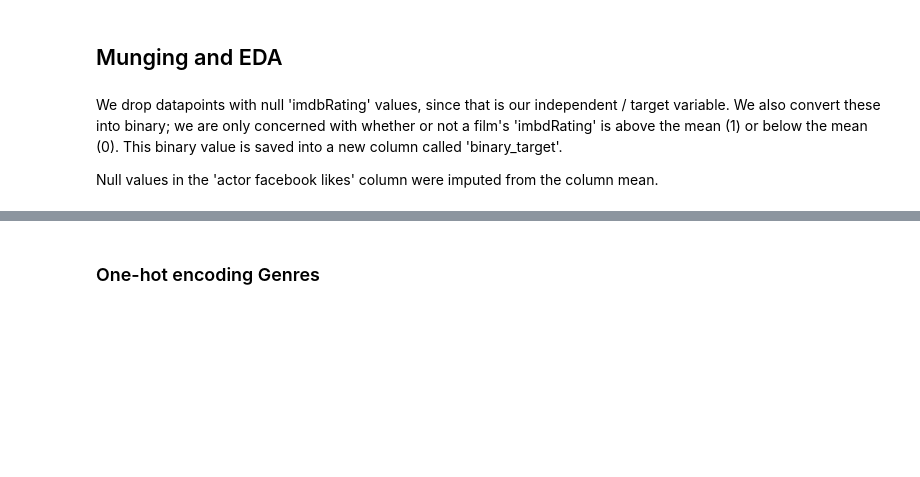
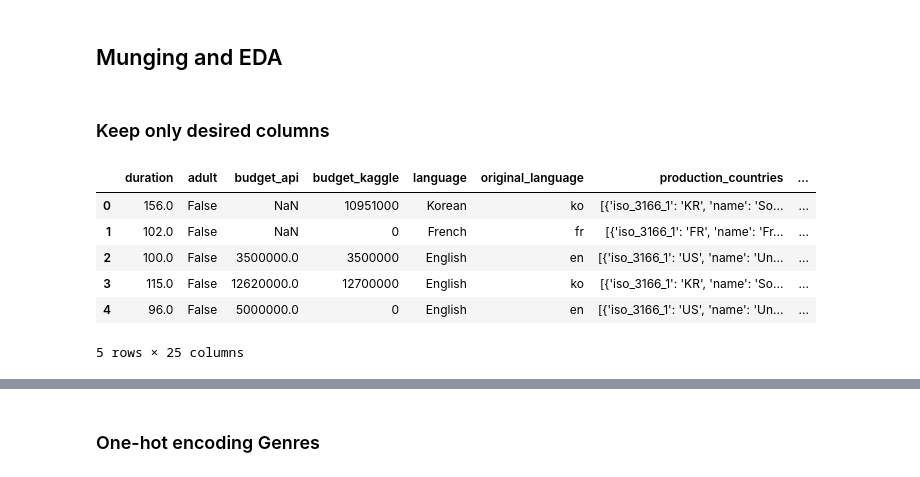
Before and after one commit to boscacci/IMdB-Regression, a Jupyter notebook: src/Good_Film_Bad_Film.ipynb, the cells around one changed output, grey strips where cells are left out. Cells and saved outputs as stored; diff of their text form; code cells hidden in the pictures; blank space fills up the shorter version.

```diff
--- a/src/Good_Film_Bad_Film.ipynb
+++ b/src/Good_Film_Bad_Film.ipynb
@@ -68 +90,3 @@ imdb_ids = [imdb.iloc[i]['movie_imdb_link'].split('title/')[1].split('/?')[0] fo
+# %%
+kaggle_data['imdb_ids'] = imdb_ids
 # %% [markdown]
@@ -142,0 +121,9 @@ df.iloc[:3,:]
+# %%
+tmdb_movies = pd.DataFrame()
+
+for filename in os.listdir(path='../data/movie_metadata/'):
+    if "movie" in filename:
+        this_movie = pd.read_json(f"../data/movie_metadata/{filename}", lines=True)
+        tmdb_movies = pd.concat([this_movie,tmdb_movies], axis=0)
+
+tmdb_movies = tmdb_movies.reset_index(drop=True)
@@ -143,6 +136,4 @@ df.iloc[:3,:]
 # %% [markdown]
 ## Munging and EDA
-# %% [markdown]
-We drop datapoints with null 'imdbRating' values, since that is our independent / target variable. We also convert these into binary; we are only concerned with whether or not a film's 'imbdRating' is above the mean (1) or below the mean (0). This binary value is saved into a new column called 'binary_target'.
-
-Null values in the 'actor facebook likes' column were imputed from the column mean.
+# %% [markdown]
+### Keep only desired columns
@@ -148,0 +147,11 @@ Null values in the 'actor facebook likes' column were imputed from the column me
+# %%
+df_lesscols = df_merged[desired_cols]
+df_lesscols.head()
+# %% [output]
+|  | duration | adult | budget_api | budget_kaggle | language | original_language | production_countries | ... |
+| 0 | 156.0 | False | NaN | 10951000 | Korean | ko | [{'iso_3166_1': 'KR', 'name': 'So... | ... |
+| 1 | 102.0 | False | NaN | 0 | French | fr | [{'iso_3166_1': 'FR', 'name': 'Fr... | ... |
+| 2 | 100.0 | False | 3500000.0 | 3500000 | English | en | [{'iso_3166_1': 'US', 'name': 'Un... | ... |
+| 3 | 115.0 | False | 12620000.0 | 12700000 | English | ko | [{'iso_3166_1': 'KR', 'name': 'So... | ... |
+| 4 | 96.0 | False | 5000000.0 | 0 | English | en | [{'iso_3166_1': 'US', 'name': 'Un... | ... |
+5 rows × 25 columns
```
Also changed, not shown: parts of 33 cells of this notebook, 2 other files.
